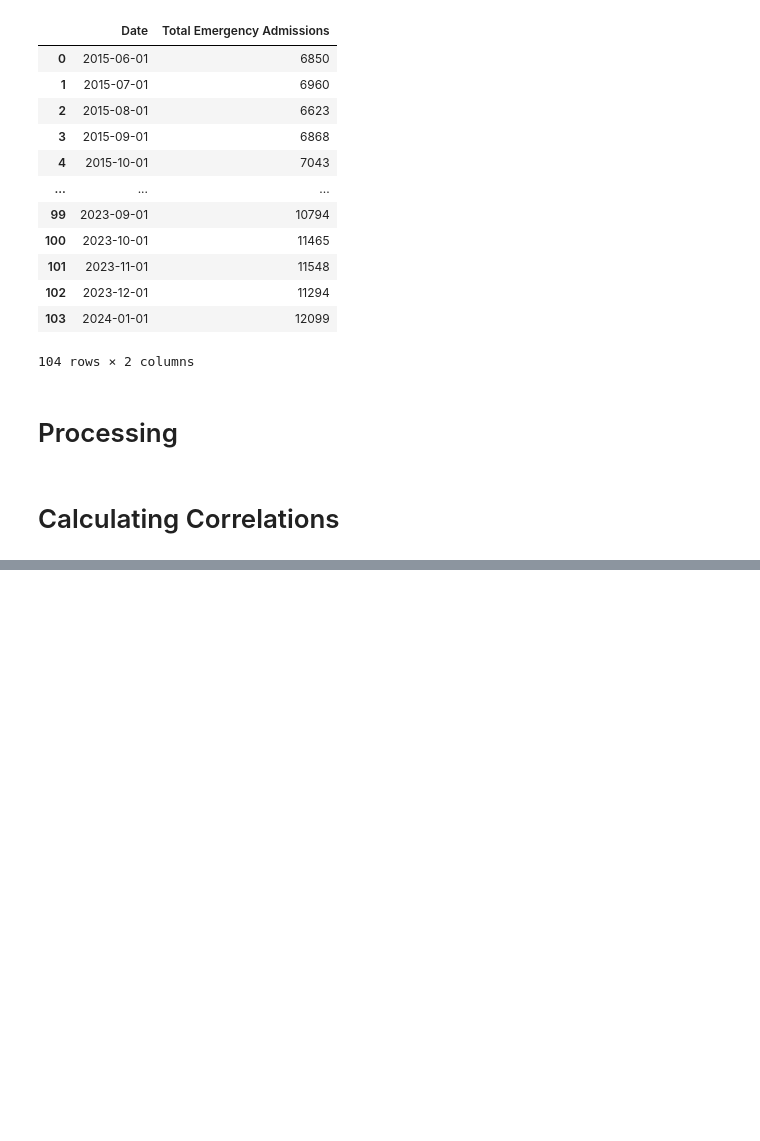
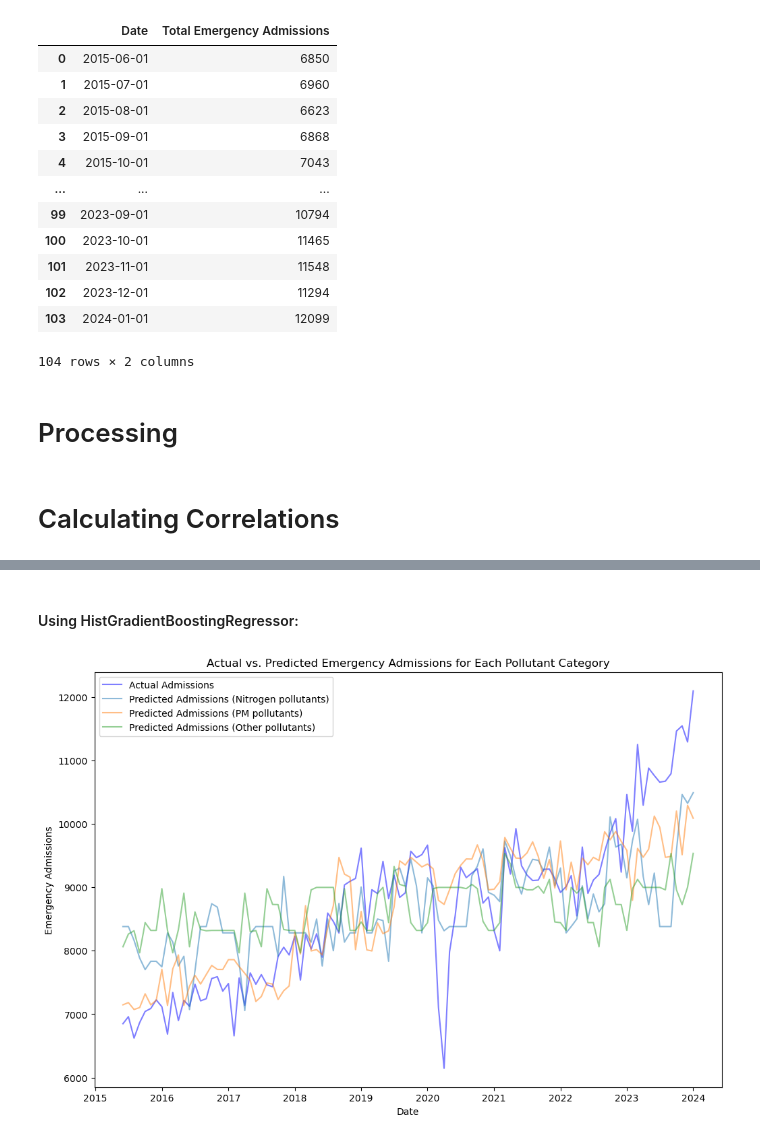
Before and after one commit to Elham-Pournezhadian/IGP-repo, a Jupyter notebook: Correlation.ipynb, the cells around one changed output, grey strips where cells are left out. Cells and saved outputs as stored; diff of their text form; code cells hidden in the pictures; blank space fills up the shorter version.

```diff
--- a/Correlation.ipynb
+++ b/Correlation.ipynb
@@ -186,0 +269,35 @@ plt.show()
+# %% [markdown]
+#### Using HistGradientBoostingRegressor:
+# %%
+category_models = {}
+category_predictions = {}
+
+for category, pollutants in categories.items():
+    X = merged_df[pollutants]
+    y = merged_df['Total Emergency Admissions']
+
+    # Fit a regression model for each pollutant category
+    model = HistGradientBoostingRegressor()
+    model.fit(X, y)
+    category_models[category] = model
+
+    # Predict admissions
+    predicted_admissions = model.predict(X)
+    correlation = pd.Series(predicted_admissions).corr(merged_df['Total Emergency Admissions'])
+    category_predictions[category] = correlation
+
+# Plot
+plt.figure(figsize=(12, 8))
+plt.plot(merged_df['Date'], merged_df['Total Emergency Admissions'], label='Actual Admissions', color='blue', alpha=0.5)
+
+for category in categories.keys():
+    predicted_admissions = category_models[category].predict(merged_df[categories[category]])
+    plt.plot(merged_df['Date'], predicted_admissions, label=f'Predicted Admissions ({category})', alpha=0.5)
+
+plt.xlabel('Date')
+plt.ylabel('Emergency Admissions')
+plt.title('Actual vs. Predicted Emergency Admissions for Each Pollutant Category')
+plt.legend()
+plt.show()
+# %% [output]
+[figure, added]
```
Also changed, not shown: parts of 33 cells of this notebook.
